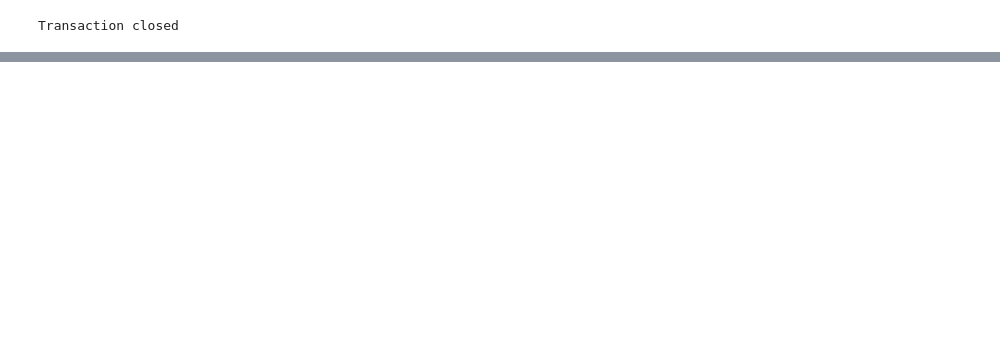
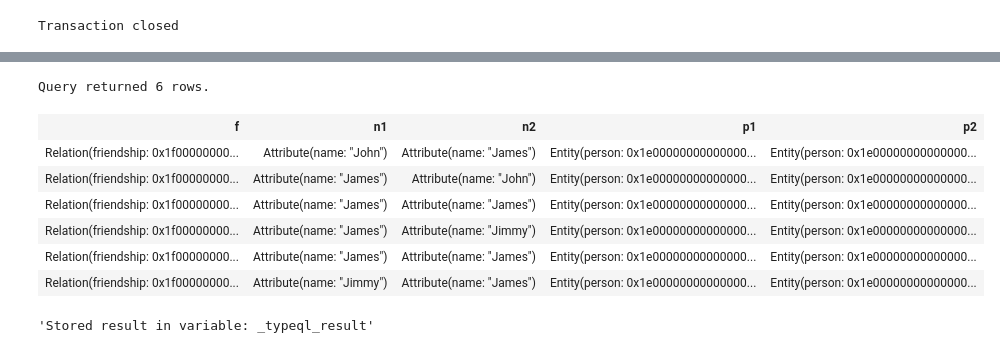
Before and after one commit to typedb-osi/typedb-jupyter, a Jupyter notebook: src/graphs.ipynb, the cells around one changed output, grey strips where cells are left out. Cells and saved outputs as stored; diff of their text form; code cells hidden in the pictures; blank space fills up the shorter version.

```diff
--- a/src/graphs.ipynb
+++ b/src/graphs.ipynb
@@ -90,0 +95,16 @@ answer_graph.draw()
+# %%
+%%typeql
+match
+$f isa friendship, links (friend: $p1, friend: $p2);
+$p1 has name $n1;
+$p2 has name $n2;
+# %% [output]
+Query returned 6 rows.
+| f | n1 | n2 | p1 | p2 |
+| Relation(friendship: 0x1f00000000... | Attribute(name: "John") | Attribute(name: "James") | Entity(person: 0x1e00000000000000... | Entity(person: 0x1e00000000000000... |
+| Relation(friendship: 0x1f00000000... | Attribute(name: "James") | Attribute(name: "John") | Entity(person: 0x1e00000000000000... | Entity(person: 0x1e00000000000000... |
+| Relation(friendship: 0x1f00000000... | Attribute(name: "James") | Attribute(name: "James") | Entity(person: 0x1e00000000000000... | Entity(person: 0x1e00000000000000... |
+| Relation(friendship: 0x1f00000000... | Attribute(name: "James") | Attribute(name: "Jimmy") | Entity(person: 0x1e00000000000000... | Entity(person: 0x1e00000000000000... |
+| Relation(friendship: 0x1f00000000... | Attribute(name: "James") | Attribute(name: "James") | Entity(person: 0x1e00000000000000... | Entity(person: 0x1e00000000000000... |
+| Relation(friendship: 0x1f00000000... | Attribute(name: "Jimmy") | Attribute(name: "James") | Entity(person: 0x1e00000000000000... | Entity(person: 0x1e00000000000000... |
+'Stored result in variable: _typeql_result'
```
Also changed, not shown: parts of 10 cells of this notebook, 2 other files.
